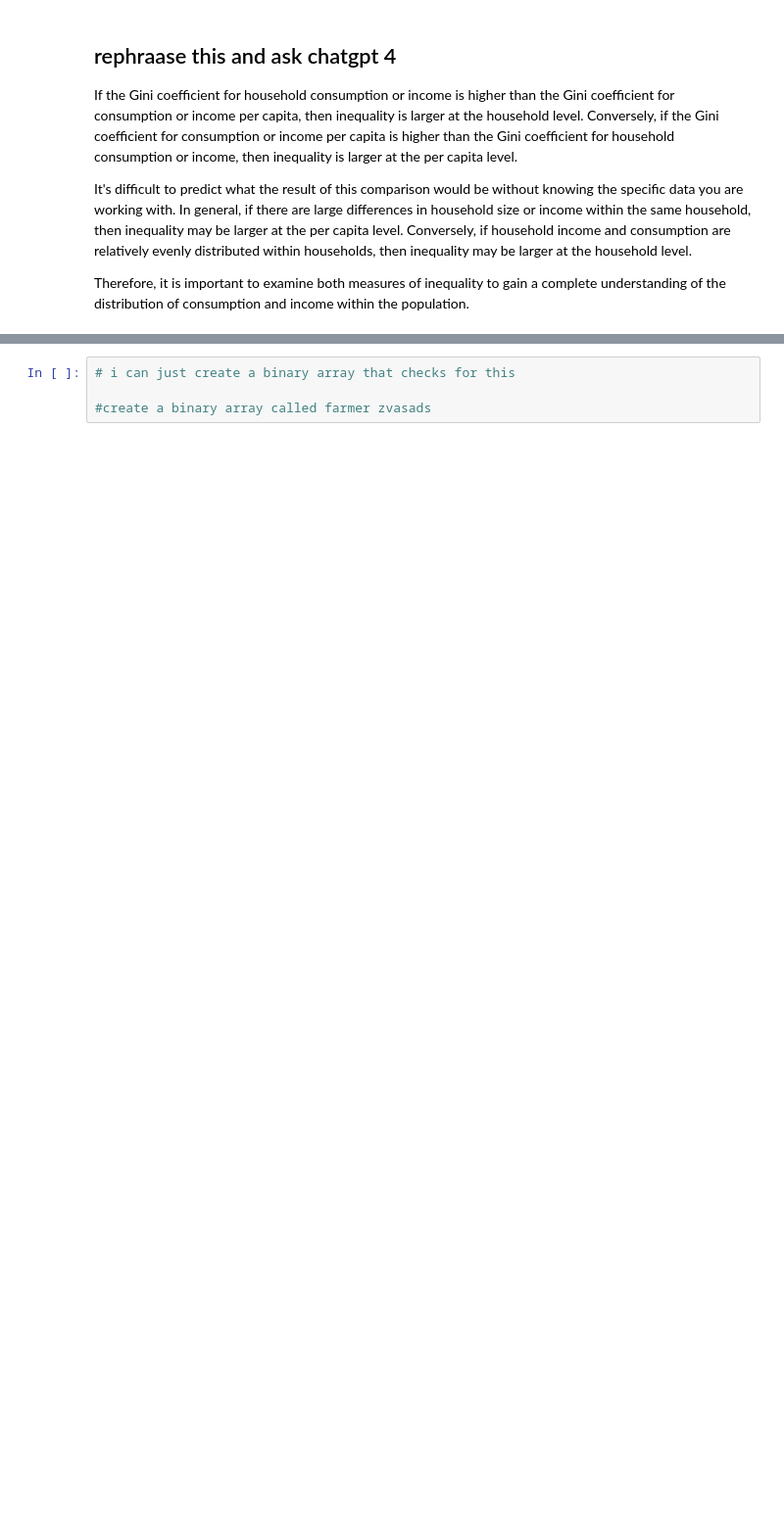
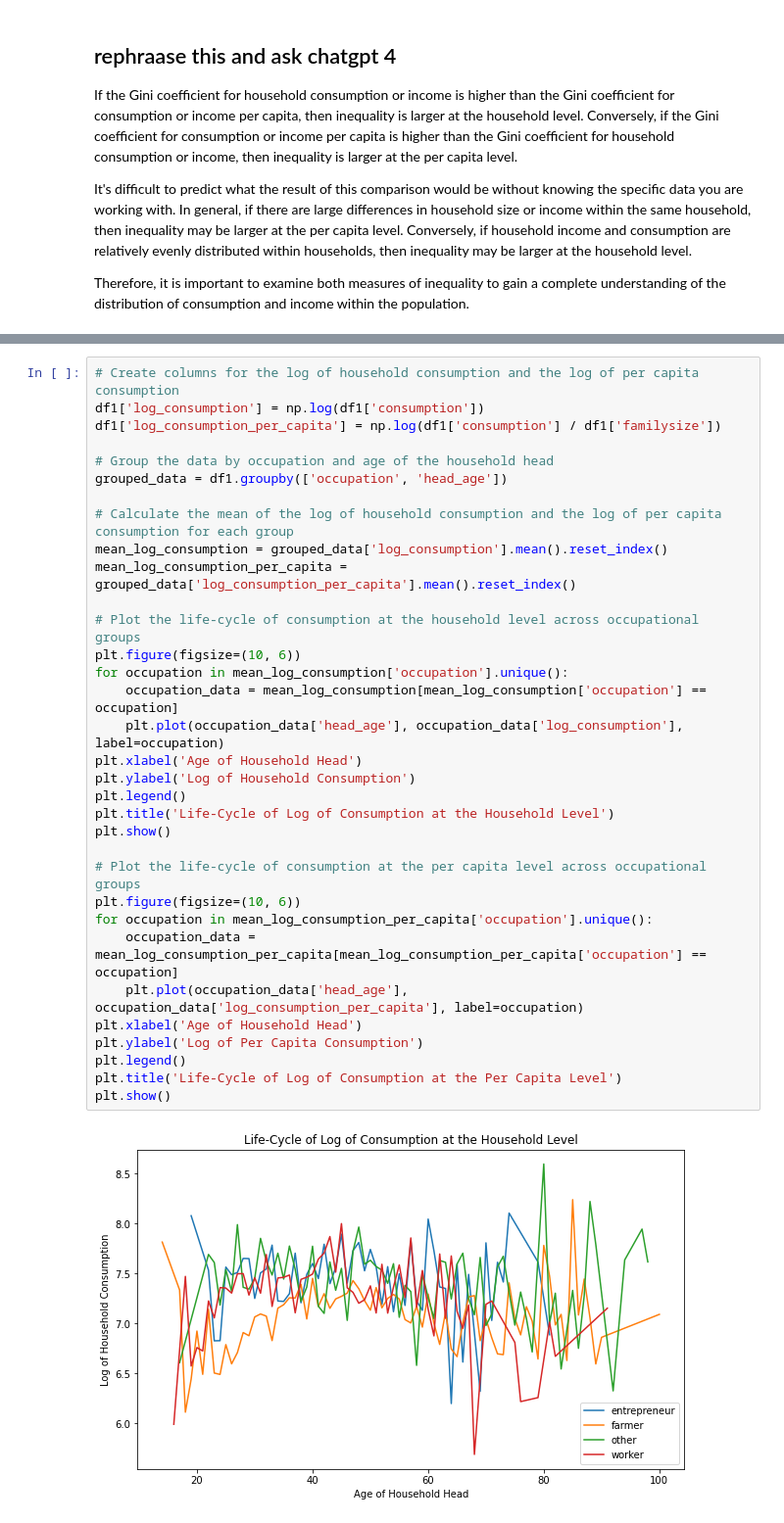
Before and after one commit to ArifShahrin/B162404, a Jupyter notebook: B162404_ ver 1.ipynb, the cells around one changed output, grey strips where cells are left out. Shown at 98% size. Drawn from its saved outputs; the diff is of its cells as text; blank space fills up the shorter version.

```diff
--- a/B162404_ ver 1.ipynb
+++ b/B162404_ ver 1.ipynb
@@ -91,4 +193,35 @@ Therefore, it is important to examine both measures of inequality to gain a comp
-# %%
-# i can just create a binary array that checks for this
-
-#create a binary array called farmer zvasads
+# %%
+# Create columns for the log of household consumption and the log of per capita consumption
+df1['log_consumption'] = np.log(df1['consumption'])
+df1['log_consumption_per_capita'] = np.log(df1['consumption'] / df1['familysize'])
+
+# Group the data by occupation and age of the household head
+grouped_data = df1.groupby(['occupation', 'head_age'])
+
+# Calculate the mean of the log of household consumption and the log of per capita consumption for each group
+mean_log_consumption = grouped_data['log_consumption'].mean().reset_index()
+mean_log_consumption_per_capita = grouped_data['log_consumption_per_capita'].mean().reset_index()
+
+# Plot the life-cycle of consumption at the household level across occupational groups
+plt.figure(figsize=(10, 6))
+for occupation in mean_log_consumption['occupation'].unique():
+    occupation_data = mean_log_consumption[mean_log_consumption['occupation'] == occupation]
+    plt.plot(occupation_data['head_age'], occupation_data['log_consumption'], label=occupation)
+plt.xlabel('Age of Household Head')
+plt.ylabel('Log of Household Consumption')
+plt.legend()
+plt.title('Life-Cycle of Log of Consumption at the Household Level')
+plt.show()
+
+# Plot the life-cycle of consumption at the per capita level across occupational groups
+plt.figure(figsize=(10, 6))
+for occupation in mean_log_consumption_per_capita['occupation'].unique():
+    occupation_data = mean_log_consumption_per_capita[mean_log_consumption_per_capita['occupation'] == occupation]
+    plt.plot(occupation_data['head_age'], occupation_data['log_consumption_per_capita'], label=occupation)
+plt.xlabel('Age of Household Head')
+plt.ylabel('Log of Per Capita Consumption')
+plt.legend()
+plt.title('Life-Cycle of Log of Consumption at the Per Capita Level')
+plt.show()
+# %% [output]
+[figure, added]
```
Also changed, not shown: parts of 24 cells of this notebook, 2 other files.
